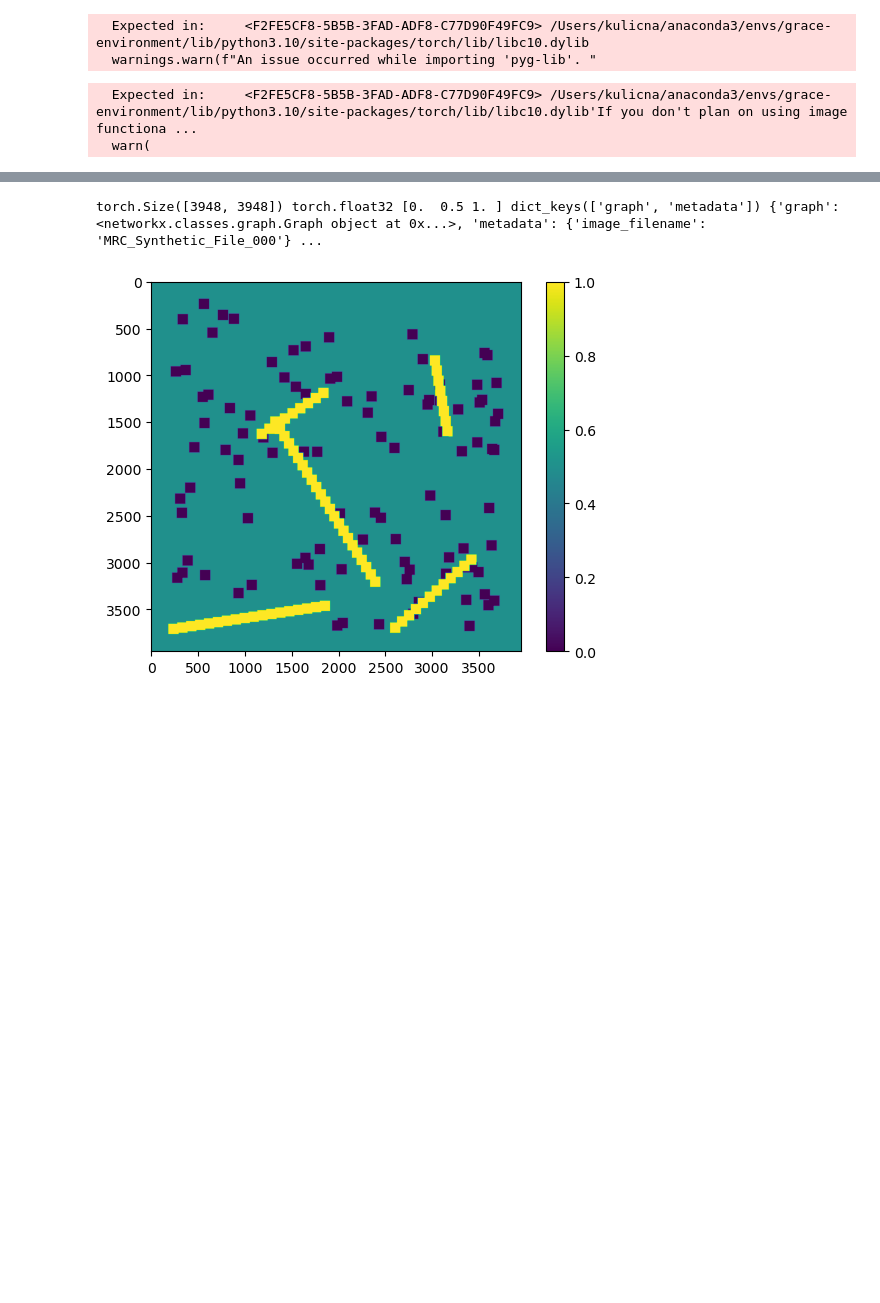
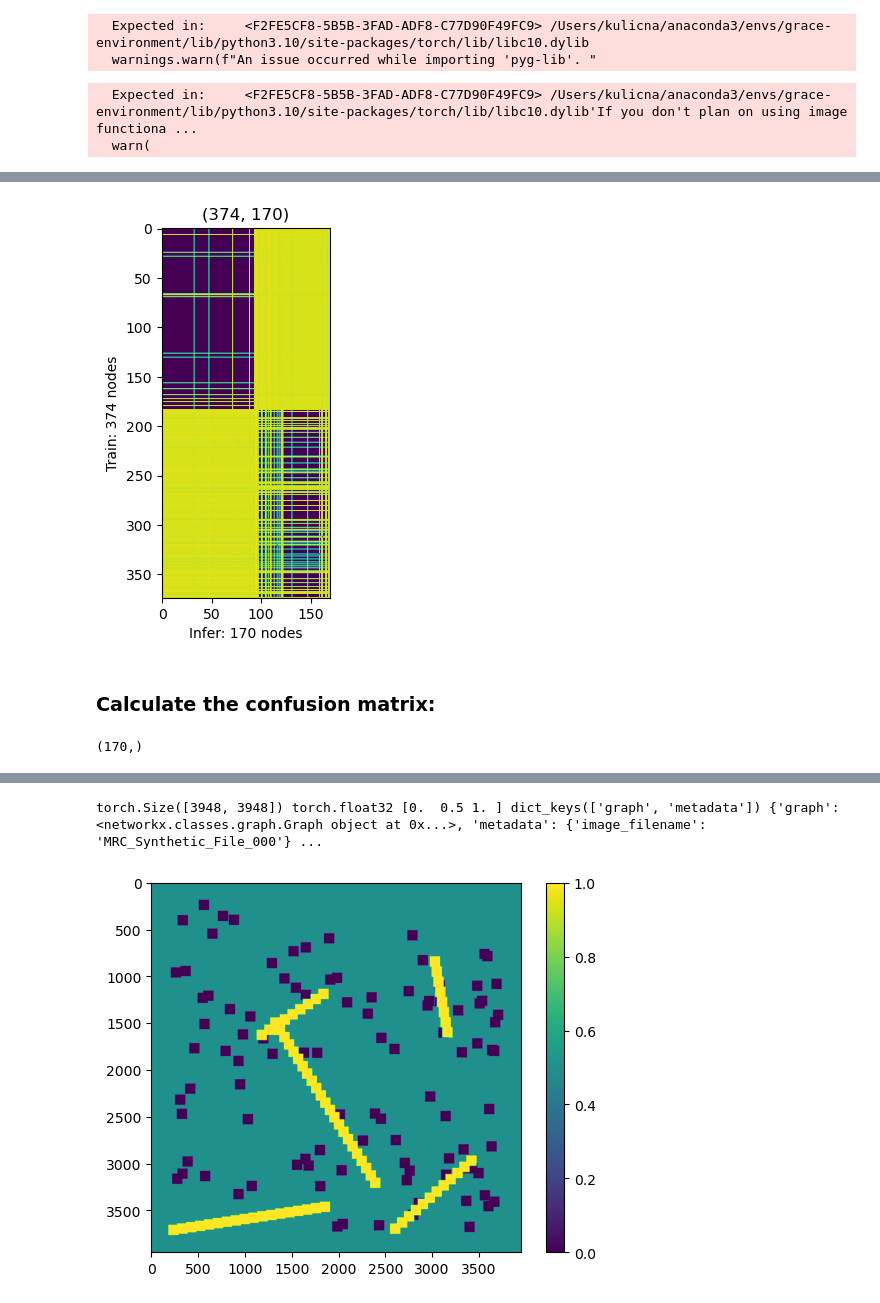
Before and after one commit to alan-turing-institute/grace, a Jupyter notebook: notebooks/optimise_graph_tsne.ipynb, the cells around one changed output, grey strips where cells are left out. Drawn from its saved outputs; the diff is of its cells as text; code cells hidden in the pictures; blank space fills up the shorter version.

```diff
--- a/notebooks/optimise_graph_tsne.ipynb
+++ b/notebooks/optimise_graph_tsne.ipynb
@@ -39,0 +111,3 @@ IMAGE_DIR, os.path.isdir(IMAGE_DIR)
+# %%
+feature_extractor = torch.load("/Users/kulicna/Desktop/classifier/extractor/resnet152.pt")
+feature_extractor = FeatureExtractor(model=feature_extractor, bbox_size=(56, 56))
@@ -39,0 +138,15 @@ IMAGE_DIR, os.path.isdir(IMAGE_DIR)
+# %%
+plt.imshow(distance_matrix)
+plt.title(distance_matrix.shape)
+plt.ylabel(f"Train: {distance_matrix.shape[0]} nodes")
+plt.xlabel(f"Infer: {distance_matrix.shape[1]} nodes")
+plt.show()
+# %% [output]
+[figure, added]
+# %% [markdown]
+### Calculate the confusion matrix:
+# %%
+best_fit = np.argmin(distance_matrix, axis=0)
+best_fit.shape
+# %% [output]
+(170,)
```
Also changed, not shown: parts of 51 cells of this notebook, 1 other file.
